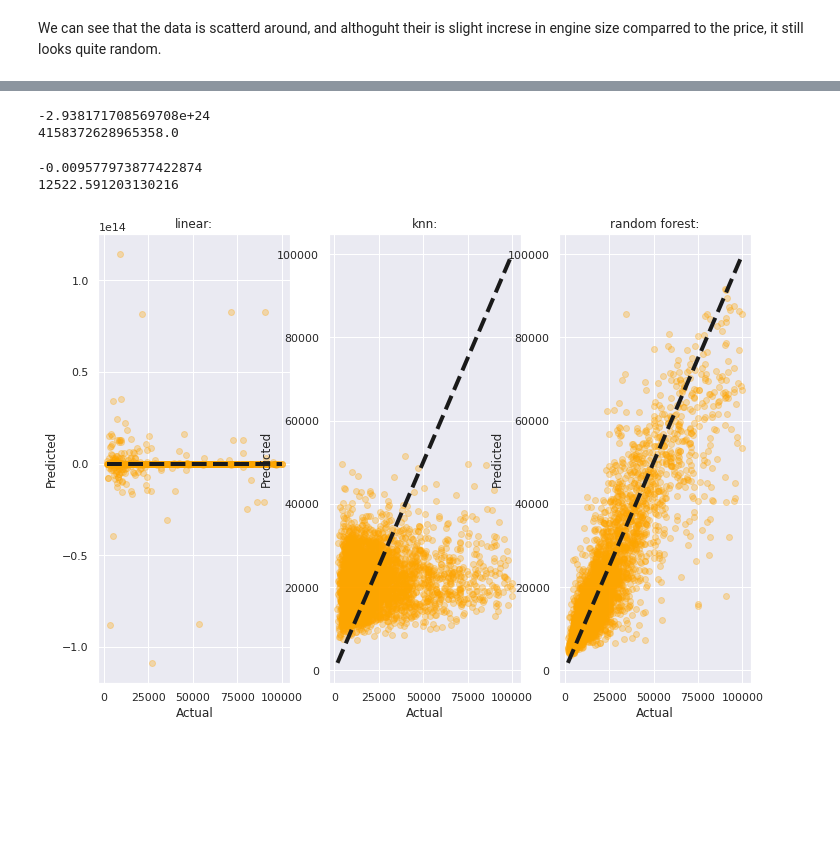
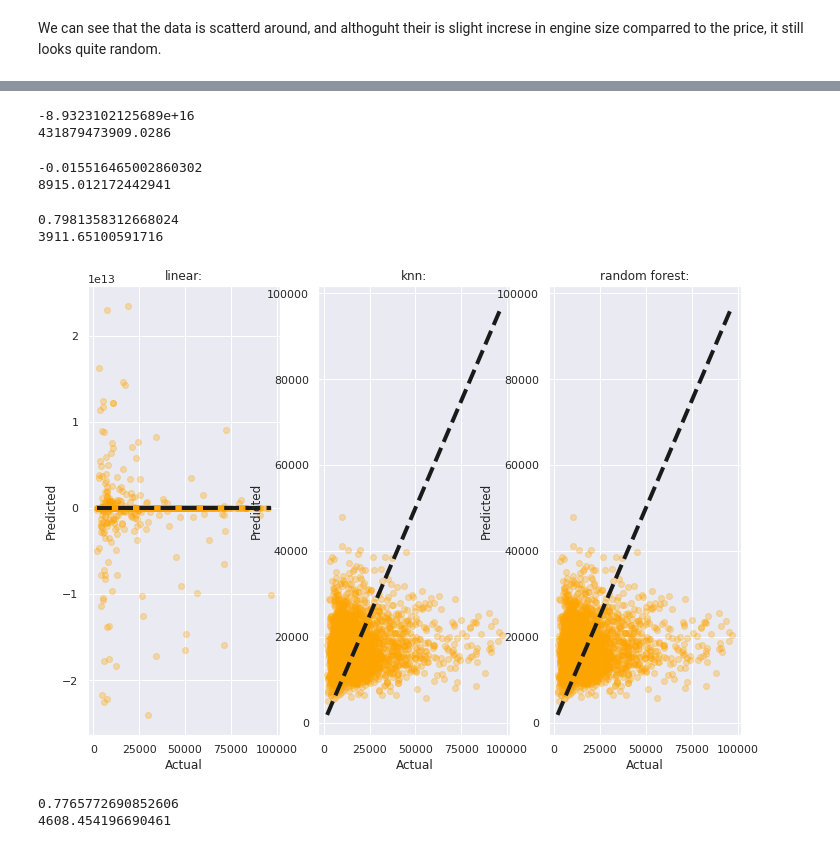
Before and after one commit to Daniel-Ros/DataScienceIFinalWork, a Jupyter notebook: regression.ipynb, the cells around one changed output, grey strips where cells are left out. Drawn from its saved outputs; the diff is of its cells as text; code cells hidden in the pictures; blank space fills up the shorter version.

```diff
--- a/regression.ipynb
+++ b/regression.ipynb
@@ -358,0 +355,10 @@ df = df.drop(['num of bids','num of comments','num of images'],axis=1)
+# %%
+featuers = cars_df_with_dummies.columns
+
+for f in featuers:
+    if "make" in f:
+        print(f)
+        cars_df_with_dummies[f] = cars_df_with_dummies[f].apply(lambda x: x*100)
+        cars_df_with_dummies[f] = cars_df_with_dummies[f].astype(str).astype(int)
+
+cars_df_with_dummies.describe()
@@ -369,7 +403,7 @@ num_features = ['year','mileage','engine size','number of gears']
 X_train[num_features] = std_scaler.fit_transform(X_train[num_features])
 X_test[num_features] = std_scaler.transform(X_test[num_features])
 # %%
-linear_reg = LinearRegression(normalize = False,positive = True)
+linear_reg = LinearRegression(normalize = False,positive = False)
 linear_reg.fit(X_train, y_train)
 initial_prediction = linear_reg.predict(X_test)
 
@@ -377,51 +411,66 @@ initial_prediction = linear_reg.predict(X_test)
 print(r2_score(y_test,initial_prediction))
 print (mean_absolute_error(y_test,initial_prediction))
 # %% [output]
--2.938171708569708e+24
-4158372628965358.0
+-8.9323102125689e+16
+431879473909.0286
 # %%
-knn_reg = KNeighborsRegressor(n_neighbors=50,weights='distance',p=10)
+knn_reg = KNeighborsRegressor(n_neighbors=7)
+
 knn_reg.fit(X_train, y_train)
 initial_prediction = knn_reg.predict(X_test)
 
 print(r2_score(y_test,initial_prediction))
 print (mean_absolute_error(y_test,initial_prediction))
 # %% [output]
--0.009577973877422874
-12522.591203130216
+-0.015516465002860302
+8915.012172442941
 # %%
-rf_reg = RandomForestRegressor(criterion="absolute_error")
+rf_reg = RandomForestRegressor()
 rf_reg.fit(X_train, y_train)
 initial_prediction = rf_reg.predict(X_test)
 
 
 print(r2_score(y_test,initial_prediction))
 print (mean_absolute_error(y_test,initial_prediction))
+# %% [output]
+0.7981358312668024
+3911.65100591716
 # %%
 fig, axes = plt.subplots(1,3)
 ((ax1, ax2, ax3)) = axes
 
 y_predicted = cross_val_predict(linear_reg, X_train, y_train, cv=10)
 ax1.scatter(y_train, y_predicted, alpha=0.3, color='orange')
 ax1.plot([y_train.min(), y_train.max()], [y_train.min(), y_train.max()], 'k--', lw=4)
 ax1.set_xlabel('Actual')
 ax1.set_ylabel('Predicted')
 ax1.set_title('linear:')
 
 y_predicted = cross_val_predict(knn_reg, X_train, y_train, cv=10)
 ax2.scatter(y_train, y_predicted, alpha=0.3, color='orange')
 ax2.plot([y_train.min(), y_train.max()], [y_train.min(), y_train.max()], 'k--', lw=4)
 ax2.set_xlabel('Actual')
 ax2.set_ylabel('Predicted')
 ax2.set_title('knn:')
 
-y_predicted = cross_val_predict(rf_reg, X_train, y_train, cv=10)
+#y_predicted = cross_val_predict(rf_reg, X_train, y_train, cv=10)
 ax3.scatter(y_train, y_predicted, alpha=0.3, color='orange')
 ax3.plot([y_train.min(), y_train.max()], [y_train.min(), y_train.max()], 'k--', lw=4)
 ax3.set_xlabel('Actual')
 ax3.set_ylabel('Predicted')
 ax3.set_title('random forest:')
 
 plt.show()
 # %% [output]
-[figure, old version]
+[figure, new version]
+# %%
+gb_reg = GradientBoostingRegressor()
+gb_reg.fit(X_train, y_train)
+initial_prediction = gb_reg.predict(X_test)
+
+
+print(r2_score(y_test,initial_prediction))
+print (mean_absolute_error(y_test,initial_prediction))
+# %% [output]
+0.7765772690852606
+4608.454196690461
```
Also changed, not shown: parts of 18 cells of this notebook, 1 other file.
